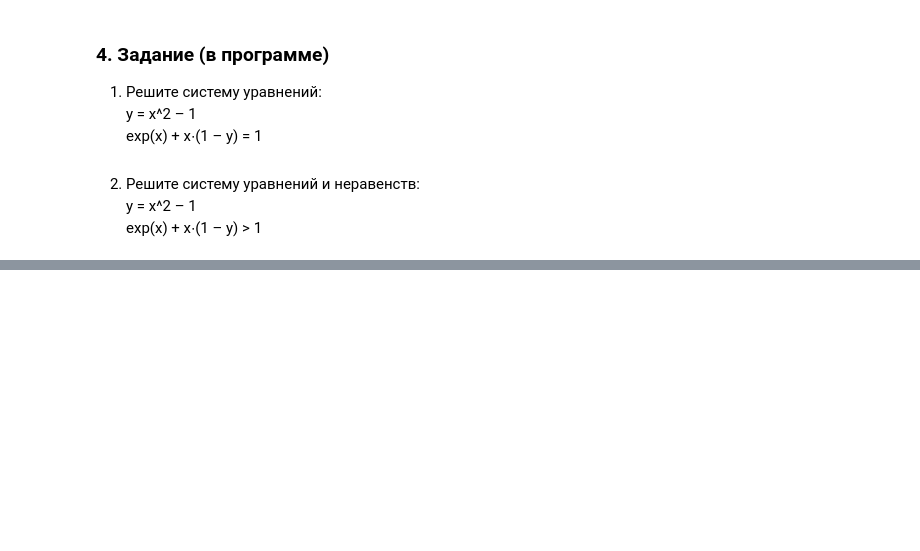
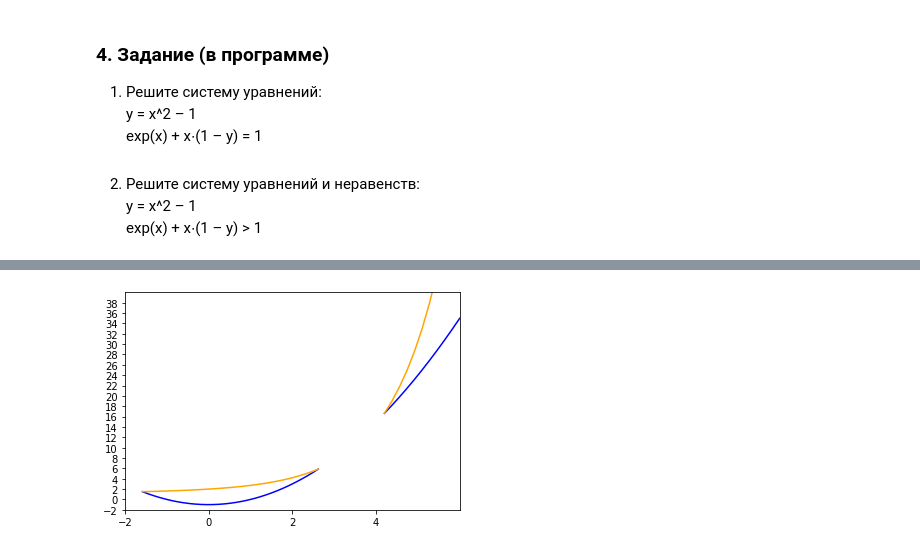
Before and after one commit to Snusmi/GB_FurtherMath_intro, a Jupyter notebook: Lesson3/Lesson3_part2.ipynb, the cells around one changed output, grey strips where cells are left out. Drawn from its saved outputs; the diff is of its cells as text; code cells hidden in the pictures; blank space fills up the shorter version.

```diff
--- a/Lesson3/Lesson3_part2.ipynb
+++ b/Lesson3/Lesson3_part2.ipynb
@@ -166,0 +187,17 @@ print(x2,y2)
+# %%
+x_new1 = np.linspace(x1,x2,31)
+x_new2 = np.linspace(x3,6,11)
+x_new = np.append(x_new1, x_new2)
+fig = plt.figure()
+ax = fig.add_subplot(111)
+plt.xlim(-2,6)
+plt.ylim(-2,40)
+ax.set_xticks(np.arange(-2, 6, 2))
+ax.set_yticks(np.arange(-2, 40, 2))
+ax.plot(x_new1, f1(x_new1), color='b')
+ax.plot(x_new1, f2(x_new1), color='orange')
+ax.plot(x_new2, f1(x_new2), color='b')
+ax.plot(x_new2, f2(x_new2), color='orange')
+plt.show()
+# %% [output]
+[figure, added]
```
Also changed, not shown: parts of 7 cells of this notebook, 1 other file.
